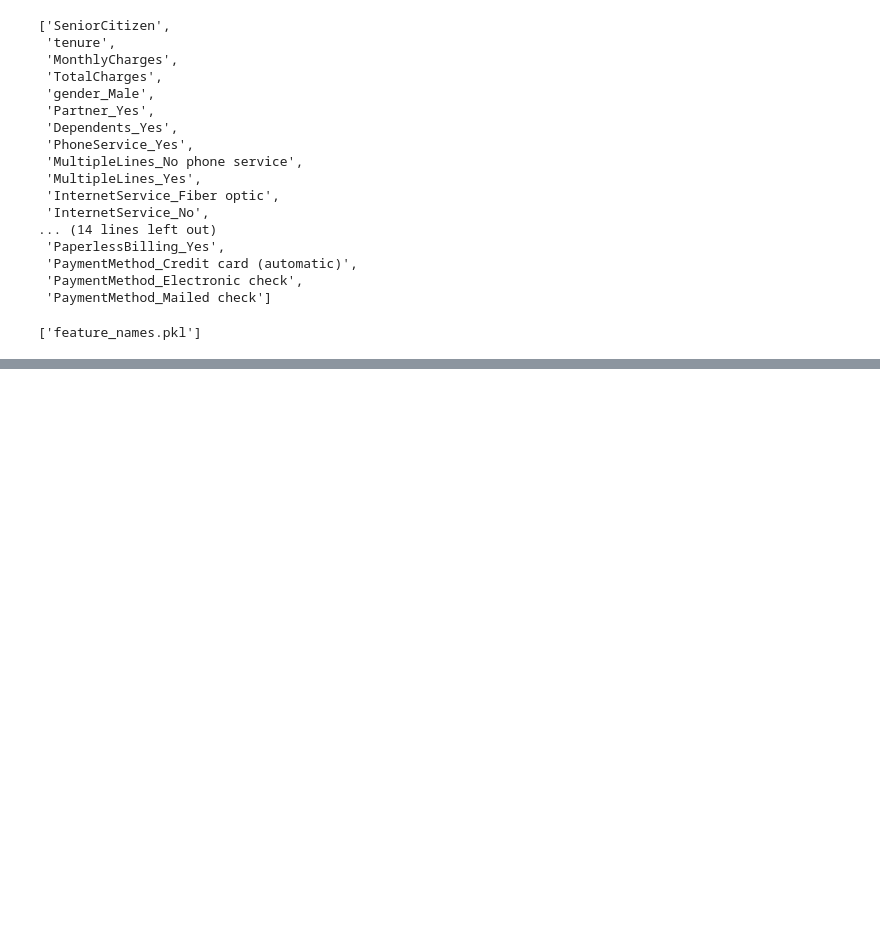
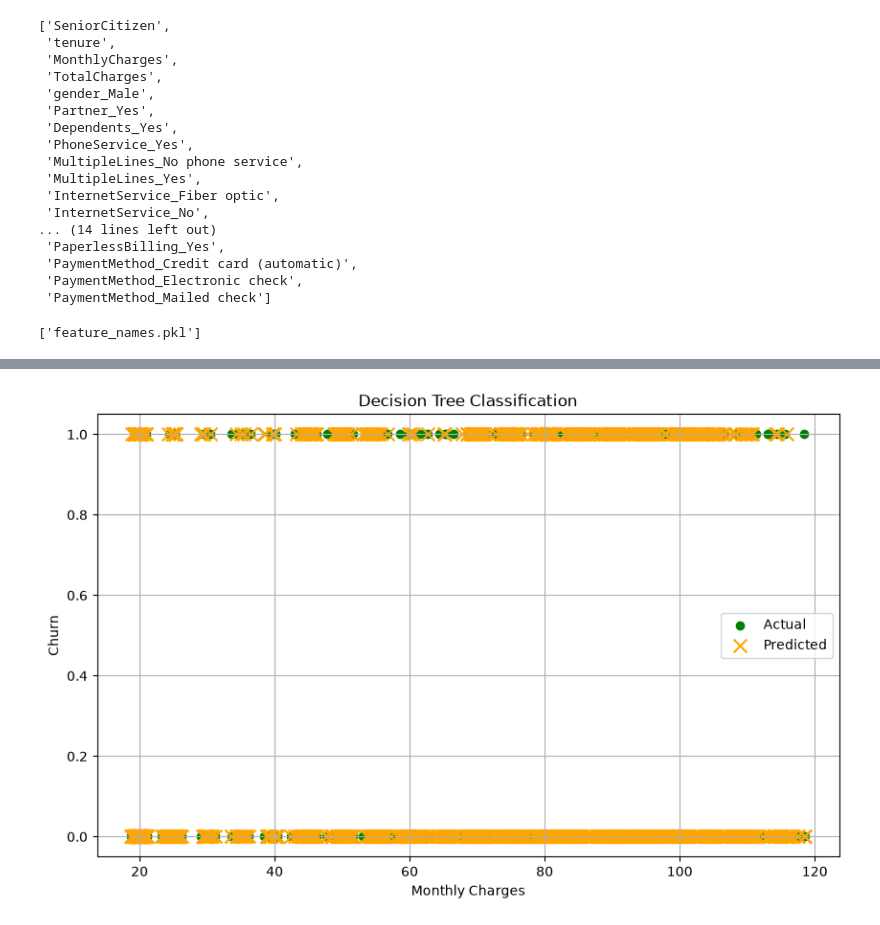
Before and after one commit to pushadapuvarshitha-blip/AI-Customer-churn-prediction, a Jupyter notebook: churn.ipynb, the cells around one changed output, grey strips where cells are left out. Drawn from its saved outputs; the diff is of its cells as text; code cells hidden in the pictures; blank space fills up the shorter version.

Commit message:
Updated Customer Churn Prediction project

```diff
--- a/churn.ipynb
+++ b/churn.ipynb
@@ -342,0 +404,97 @@ joblib.dump(x.columns.tolist(),"feature_names.pkl")
+# %%
+# DECISION TREE CLASSIFICATION
+
+import pandas as pd
+import matplotlib.pyplot as plt
+
+from sklearn.model_selection import train_test_split
+from sklearn.tree import DecisionTreeClassifier, plot_tree
+from sklearn.metrics import accuracy_score, confusion_matrix, classification_report
+
+# Load Dataset
+df = pd.read_csv("WA_Fn-UseC_-Telco-Customer-Churn.csv")
+
+# Data Preprocessing
+df["TotalCharges"] = pd.to_numeric(df["TotalCharges"], errors="coerce")
+df.dropna(inplace=True)
+
+df.drop("customerID", axis=1, inplace=True)
+
+df["Churn"] = df["Churn"].map({"No":0,"Yes":1})
+
+# One-Hot Encoding
+df = pd.get_dummies(df, drop_first=True)
+
+# Features and Target
+X = df.drop("Churn", axis=1)
+y = df["Churn"]
+
+# Split Dataset
+X_train, X_test, y_train, y_test = train_test_split(
+    X,
+    y,
+    test_size=0.2,
+    random_state=42
+)
+
+# Train Model
+model = DecisionTreeClassifier(random_state=42)``
+
+model.fit(X_train, y_train)
+
+# Prediction
+y_pred = model.predict(X_test)
+
+# Evaluation
+print("Accuracy:", accuracy_score(y_test, y_pred))
+
+print(confusion_matrix(y_test, y_pred))
+
+print(classification_report(y_test, y_pred))
+
+# Graphical Representation
+plt.figure(figsize=(10,6))
+
+plt.scatter(
+    X_test["MonthlyCharges"],
+    y_test,
+    color="green",
+    label="Actual"
+)
+
+plt.scatter(
+    X_test["MonthlyCharges"],
+    y_pred,
+    color="orange",
+    marker="x",
+    s=100,
+    label="Predicted"
+)
+
+plt.title("Decision Tree Classification")
+
+plt.xlabel("Monthly Charges")
+
+plt.ylabel("Churn")
+
+plt.legend()
+
+plt.grid(True)
+
+plt.show()
+
+# Decision Tree Diagram
+plt.figure(figsize=(22,12))
+
+plot_tree(
+    model,
+    feature_names=X.columns,
+    class_names=["Stay","Churn"],
+    filled=True,
+    rounded=True,
+    fontsize=7,
+    max_depth=3
+)
+
+plt.show()
+# %% [output]
@@ -342,0 +512 @@ joblib.dump(x.columns.tolist(),"feature_names.pkl")
+[figure, added]
```
Also changed, not shown: parts of 21 cells of this notebook.
